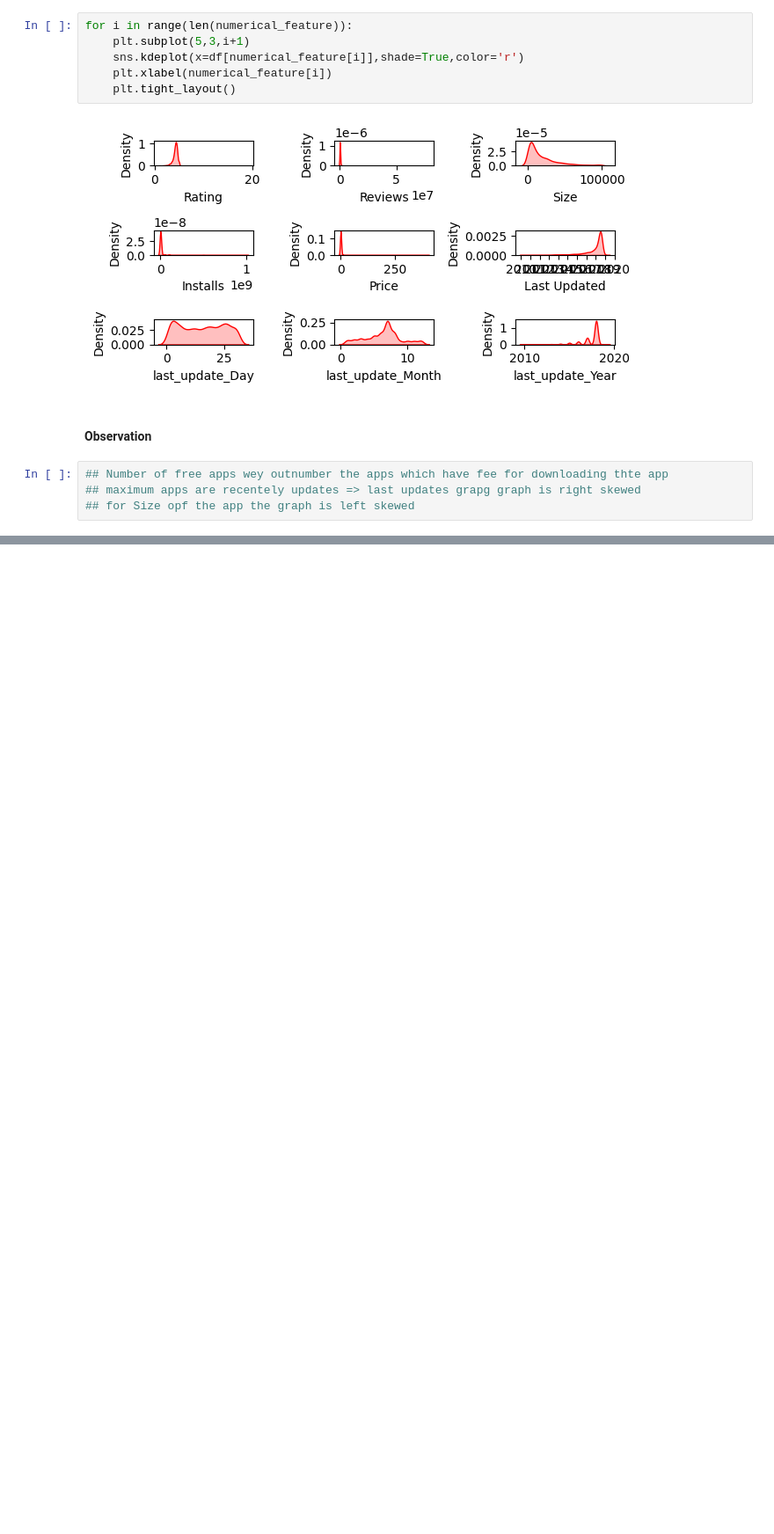
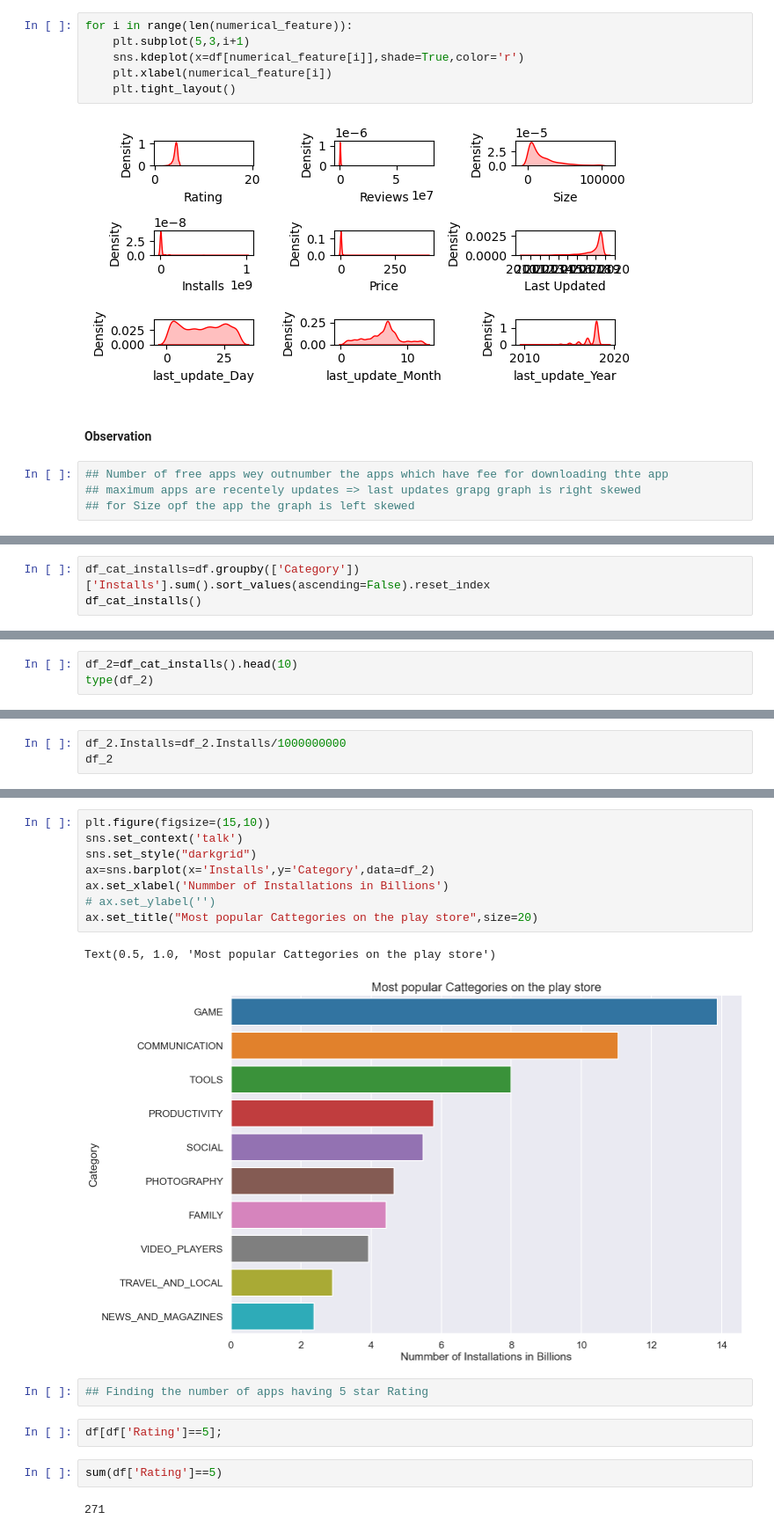
Before and after one commit to quantumdeepak/Exploratory_data_analysis, a Jupyter notebook: EDA_and_feature_eingeeerin of google play store dataset/eda_feature_eingeering_google_play_store.ipynb, the cells around one changed output, grey strips where cells are left out. Shown at 88% size. Saved outputs shown, nothing was run; the diff lists cells and outputs as text; blank space fills up the shorter version.

```diff
--- a/EDA_and_feature_eingeeerin of google play store dataset/eda_feature_eingeering_google_play_store.ipynb
+++ b/EDA_and_feature_eingeeerin of google play store dataset/eda_feature_eingeering_google_play_store.ipynb
@@ -579,0 +664,3 @@ for i in range(len(numerical_feature)):
+# %%
+df_cat_installs=df.groupby(['Category'])['Installs'].sum().sort_values(ascending=False).reset_index
+df_cat_installs()
@@ -579,0 +693,3 @@ for i in range(len(numerical_feature)):
+# %%
+df_2=df_cat_installs().head(10)
+type(df_2)
@@ -579,0 +712,3 @@ for i in range(len(numerical_feature)):
+# %%
+df_2.Installs=df_2.Installs/1000000000
+df_2
@@ -579,0 +727,19 @@ for i in range(len(numerical_feature)):
+# %%
+plt.figure(figsize=(15,10))
+sns.set_context('talk')
+sns.set_style("darkgrid")
+ax=sns.barplot(x='Installs',y='Category',data=df_2)
+ax.set_xlabel('Nummber of Installations in Billions')
+# ax.set_ylabel('')
+ax.set_title("Most popular Cattegories on the play store",size=20)
+# %% [output]
+Text(0.5, 1.0, 'Most popular Cattegories on the play store')
+[figure, added]
+# %%
+## Finding the number of apps having 5 star Rating
+# %%
+df[df['Rating']==5];
+# %%
+sum(df['Rating']==5)
+# %% [output]
+271
```
Also changed, not shown: parts of 18 cells of this notebook, 1 other file.
